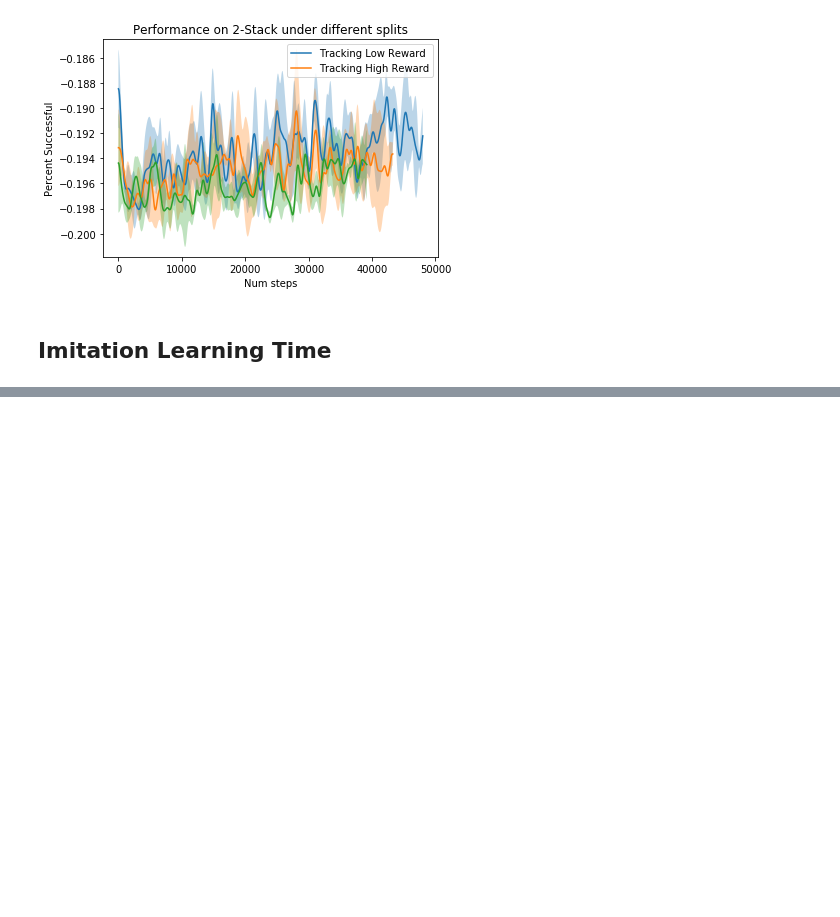
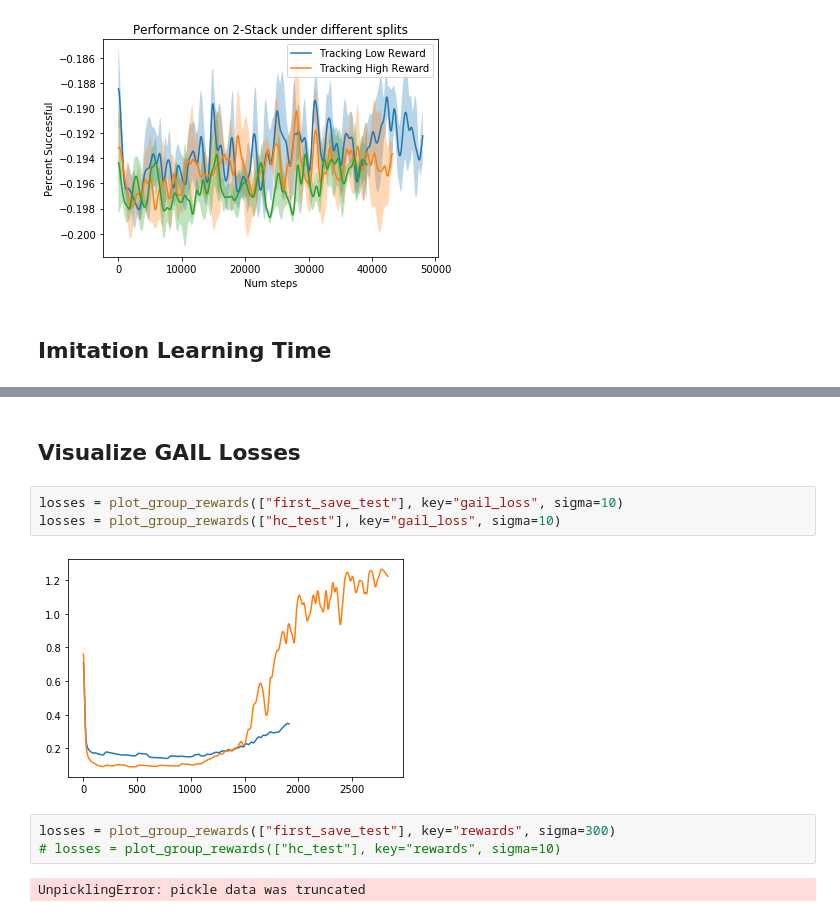
Before and after one commit to neuroailab/CuriousSamplePlanner, a Jupyter notebook: policy_learning/Policy Learning Results.ipynb, the cells around one changed output, grey strips where cells are left out. Drawn from its saved outputs; the diff is of its cells as text; blank space fills up the shorter version.

```diff
--- a/policy_learning/Policy Learning Results.ipynb
+++ b/policy_learning/Policy Learning Results.ipynb
@@ -134,0 +137,12 @@ Text(0.5, 1.0, 'Performance on 2-Stack under different splits')
+# %% [markdown]
+## Visualize GAIL Losses
+# %%
+losses = plot_group_rewards(["first_save_test"], key="gail_loss", sigma=10)
+losses = plot_group_rewards(["hc_test"], key="gail_loss", sigma=10)
+# %% [output]
+[figure, added]
+# %%
+losses = plot_group_rewards(["first_save_test"], key="rewards", sigma=300)
+# losses = plot_group_rewards(["hc_test"], key="rewards", sigma=10)
+# %% [output]
+UnpicklingError: pickle data was truncated
```
Also changed, not shown: parts of 2 cells of this notebook, 4 other files.
